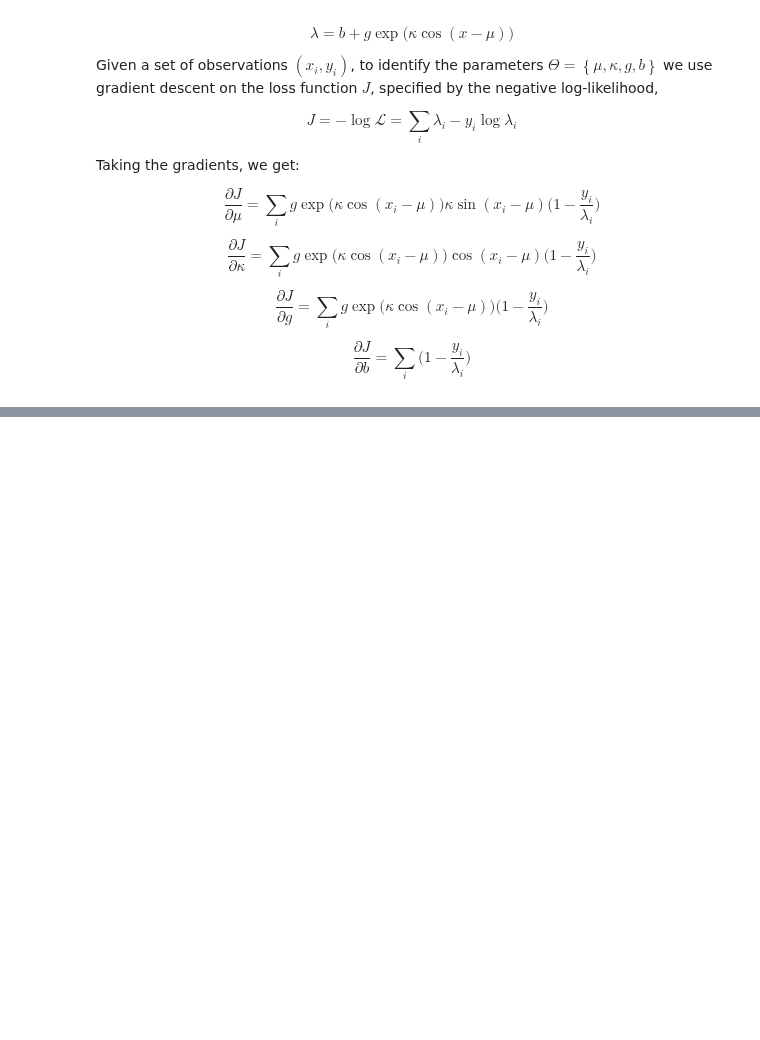
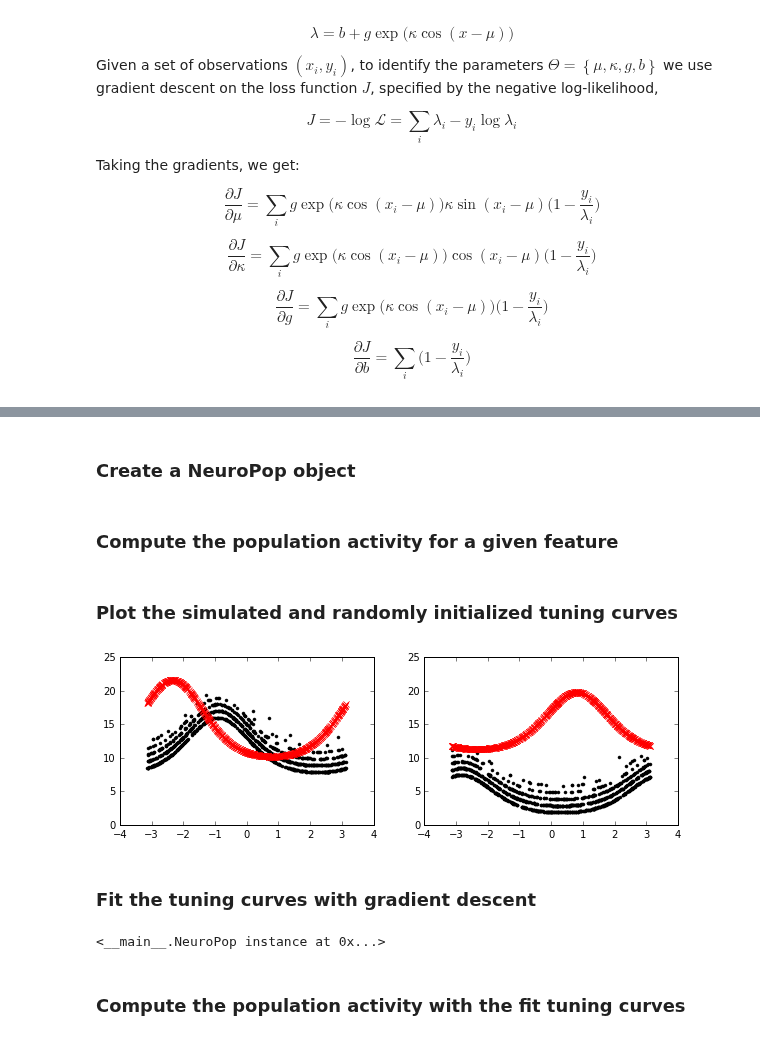
Before and after one commit to KordingLab/spykes, a Jupyter notebook: notebooks/neuropop_example.ipynb, the cells around one changed output, grey strips where cells are left out. Saved outputs shown, nothing was run; the diff lists cells and outputs as text; code cells hidden in the pictures; blank space fills up the shorter version.

Commit message:
made the tunefit function work

```diff
--- a/notebooks/neuropop_example.ipynb
+++ b/notebooks/neuropop_example.ipynb
@@ -210,0 +353,58 @@ array([ 6.05      ,  0.14691943])
+# %%
+# Simulate a population of two neurons
+n_samples = 1000
+n_neurons = 2
+
+# Random features [-pi, pi]
+x = 2.0*np.pi*np.random.rand(n_samples) - np.pi
+
+# Simulate random tuning parameters
+mu = np.pi*(2.0*np.random.rand(n_neurons) - 1.0)
+#k = 2.0*np.random.rand(n_neurons)
+k = np.ones(n_neurons)
+g = 5.0*np.random.rand(n_neurons)
+b = 10.0*np.random.rand(n_neurons)
+
+# Calculate firing rates under a von mises model
+Y = np.zeros([n_samples, n_neurons])
+for n in range(0, n_neurons):
+    Y[:,n] = np.transpose(b[n] + g[n] * np.exp (k[n] * np.cos(x - mu[n])))
+
+# Add noise
+Y = Y + np.random.poisson(1.0, Y.shape)
+# %% [markdown]
+### Create a NeuroPop object
+# %%
+pop = NeuroPop(x, Y)
+# %% [markdown]
+### Compute the population activity for a given feature
+# %%
+Y1 = pop.encode(x)
+# %% [markdown]
+### Plot the simulated and randomly initialized tuning curves
+# %%
+plt.figure(figsize=[10,3])
+
+plt.subplot(121)
+plt.hold
+plt.plot(x, Y[:,0], 'k.')
+plt.plot(x, Y1[:,0], 'rx')
+plt.ylim([0, 25])
+
+plt.subplot(122)
+plt.hold
+plt.plot(x, Y[:,1], 'k.')
+plt.plot(x, Y1[:,1], 'rx')
+plt.ylim([0, 25])
+
+plt.show()
+# %% [output]
+[figure, added]
+# %% [markdown]
+### Fit the tuning curves with gradient descent
+# %%
+pop = pop.tunefit()
+# %% [output]
+<__main__.NeuroPop instance at 0x...>
+# %% [markdown]
+### Compute the population activity with the fit tuning curves
```
Also changed, not shown: parts of 8 cells of this notebook.
